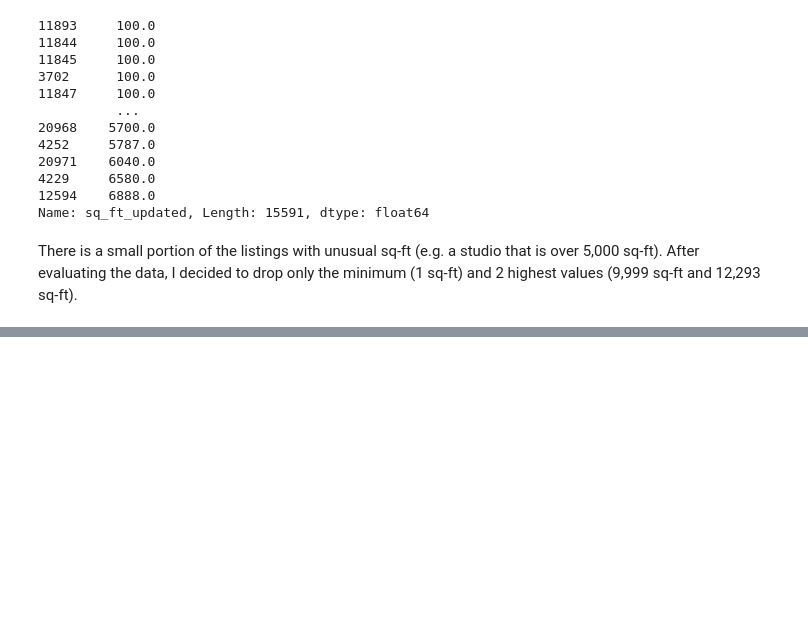
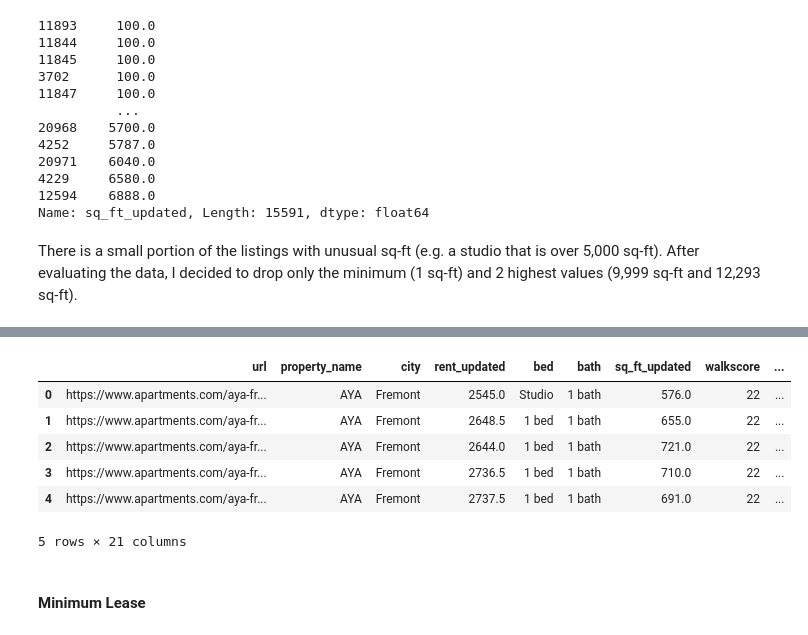
Before and after one commit to yenholaivy/CaliforniaRentalValueEstimation, a Jupyter notebook: CaliforniaRentalValueEstimation.ipynb, the cells around one changed output, grey strips where cells are left out. Drawn from its saved outputs; the diff is of its cells as text; code cells hidden in the pictures; blank space fills up the shorter version.

```diff
--- a/CaliforniaRentalValueEstimation.ipynb
+++ b/CaliforniaRentalValueEstimation.ipynb
@@ -466,0 +524,3 @@ There is a small portion of the listings with unusual sq-ft (e.g. a studio that
+# %%
+display(data_4[(data_4['city'] == 'Encinitas') & (data_4['bed'] == '5 beds')])
+index_1 = data_4[(data_4['city'] == 'Encinitas') & (data_4['bed'] == '5 beds')].index
@@ -466,0 +531,3 @@ There is a small portion of the listings with unusual sq-ft (e.g. a studio that
+# %%
+display(data_4[(data_4['city'] == 'Carpinteria') & (data_4['bed'] == '3 beds')])
+index_2 = data_4[(data_4['city'] == 'Carpinteria') & (data_4['bed'] == '3 beds')].index
@@ -466,0 +538,3 @@ There is a small portion of the listings with unusual sq-ft (e.g. a studio that
+# %%
+display(data_4[(data_4['city'] == 'Aptos') & (data_4['bed'] == '4 beds')])
+index_3 = data_4[(data_4['city'] == 'Aptos') & (data_4['bed'] == '4 beds')].index
@@ -466,0 +545,6 @@ There is a small portion of the listings with unusual sq-ft (e.g. a studio that
+# %%
+data_5 = data_4.drop(index = [index_1[0], index_2[0], index_3[0]])[['url', 'property_name', 'city', 'rent_updated', 'bed', 'bath', 'sq_ft_updated',
+       'walkscore', 'Unique Features', 'Pet Policy', 'Parking',
+       'Property Information', 'Lease Length', 'Services', 'Interior',
+       'Fitness & Recreation', 'Features', 'Kitchen', 'Living Space',
+       'Security', 'Outdoor Space']]
@@ -466,0 +574,12 @@ There is a small portion of the listings with unusual sq-ft (e.g. a studio that
+# %%
+data_5.head()
+# %% [output]
+|  | url | property_name | city | rent_updated | bed | bath | sq_ft_updated | walkscore | ... |
+| 0 | https://www.apartments.com/aya-fr... | AYA | Fremont | 2545.0 | Studio | 1 bath | 576.0 | 22 | ... |
+| 1 | https://www.apartments.com/aya-fr... | AYA | Fremont | 2648.5 | 1 bed | 1 bath | 655.0 | 22 | ... |
+| 2 | https://www.apartments.com/aya-fr... | AYA | Fremont | 2644.0 | 1 bed | 1 bath | 721.0 | 22 | ... |
+| 3 | https://www.apartments.com/aya-fr... | AYA | Fremont | 2736.5 | 1 bed | 1 bath | 710.0 | 22 | ... |
+| 4 | https://www.apartments.com/aya-fr... | AYA | Fremont | 2737.5 | 1 bed | 1 bath | 691.0 | 22 | ... |
+5 rows × 21 columns
+# %% [markdown]
+#### Minimum Lease
```
Also changed, not shown: parts of 43 cells of this notebook, 4 other files.
